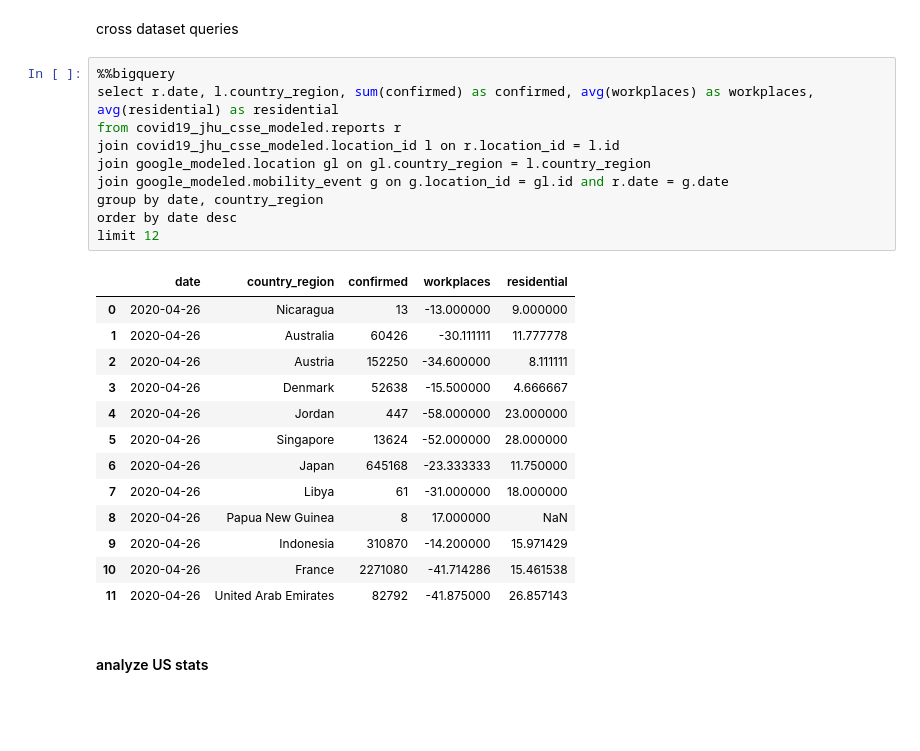
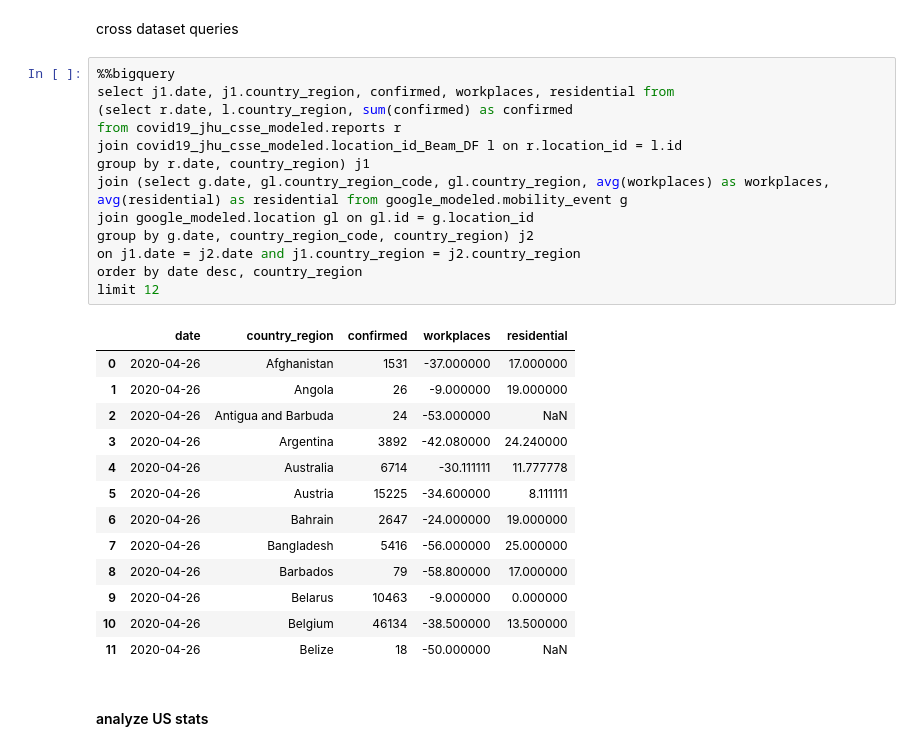
Before and after one commit to cs327e-spring2020/jasmine_yang, a Jupyter notebook: covid19_analysis.ipynb, the cells around one changed output. Saved outputs shown, nothing was run; the diff lists cells and outputs as text; blank space fills up the shorter version.

Commit message:
covid19 datasets analysis

```diff
--- a/covid19_analysis.ipynb
+++ b/covid19_analysis.ipynb
@@ -52,28 +52,31 @@ limit 12
 cross dataset queries
 # %%
 %%bigquery
-select r.date, l.country_region, sum(confirmed) as confirmed, avg(workplaces) as workplaces, avg(residential) as residential
+select j1.date, j1.country_region, confirmed, workplaces, residential from
+(select r.date, l.country_region, sum(confirmed) as confirmed
 from covid19_jhu_csse_modeled.reports r
-join covid19_jhu_csse_modeled.location_id l on r.location_id = l.id
-join google_modeled.location gl on gl.country_region = l.country_region
-join google_modeled.mobility_event g on g.location_id = gl.id and r.date = g.date
-group by date, country_region
-order by date desc
+join covid19_jhu_csse_modeled.location_id_Beam_DF l on r.location_id = l.id
+group by r.date, country_region) j1
+join (select g.date, gl.country_region_code, gl.country_region, avg(workplaces) as workplaces, avg(residential) as residential from google_modeled.mobility_event g
+join google_modeled.location gl on gl.id = g.location_id
+group by g.date, country_region_code, country_region) j2
+on j1.date = j2.date and j1.country_region = j2.country_region
+order by date desc, country_region
 limit 12
 # %% [output]
 |  | date | country_region | confirmed | workplaces | residential |
-| 0 | 2020-04-26 | Nicaragua | 13 | -13.000000 | 9.000000 |
-| 1 | 2020-04-26 | Australia | 60426 | -30.111111 | 11.777778 |
-| 2 | 2020-04-26 | Austria | 152250 | -34.600000 | 8.111111 |
-| 3 | 2020-04-26 | Denmark | 52638 | -15.500000 | 4.666667 |
-| 4 | 2020-04-26 | Jordan | 447 | -58.000000 | 23.000000 |
-| 5 | 2020-04-26 | Singapore | 13624 | -52.000000 | 28.000000 |
-| 6 | 2020-04-26 | Japan | 645168 | -23.333333 | 11.750000 |
-| 7 | 2020-04-26 | Libya | 61 | -31.000000 | 18.000000 |
-| 8 | 2020-04-26 | Papua New Guinea | 8 | 17.000000 | NaN |
-| 9 | 2020-04-26 | Indonesia | 310870 | -14.200000 | 15.971429 |
-| 10 | 2020-04-26 | France | 2271080 | -41.714286 | 15.461538 |
-| 11 | 2020-04-26 | United Arab Emirates | 82792 | -41.875000 | 26.857143 |
+| 0 | 2020-04-26 | Afghanistan | 1531 | -37.000000 | 17.000000 |
+| 1 | 2020-04-26 | Angola | 26 | -9.000000 | 19.000000 |
+| 2 | 2020-04-26 | Antigua and Barbuda | 24 | -53.000000 | NaN |
+| 3 | 2020-04-26 | Argentina | 3892 | -42.080000 | 24.240000 |
+| 4 | 2020-04-26 | Australia | 6714 | -30.111111 | 11.777778 |
+| 5 | 2020-04-26 | Austria | 15225 | -34.600000 | 8.111111 |
+| 6 | 2020-04-26 | Bahrain | 2647 | -24.000000 | 19.000000 |
+| 7 | 2020-04-26 | Bangladesh | 5416 | -56.000000 | 25.000000 |
+| 8 | 2020-04-26 | Barbados | 79 | -58.800000 | 17.000000 |
+| 9 | 2020-04-26 | Belarus | 10463 | -9.000000 | 0.000000 |
+| 10 | 2020-04-26 | Belgium | 46134 | -38.500000 | 13.500000 |
+| 11 | 2020-04-26 | Belize | 18 | -50.000000 | NaN |
 # %% [markdown]
 #### analyze US stats
 # %%
```
Also changed, not shown: parts of 9 cells of this notebook.
